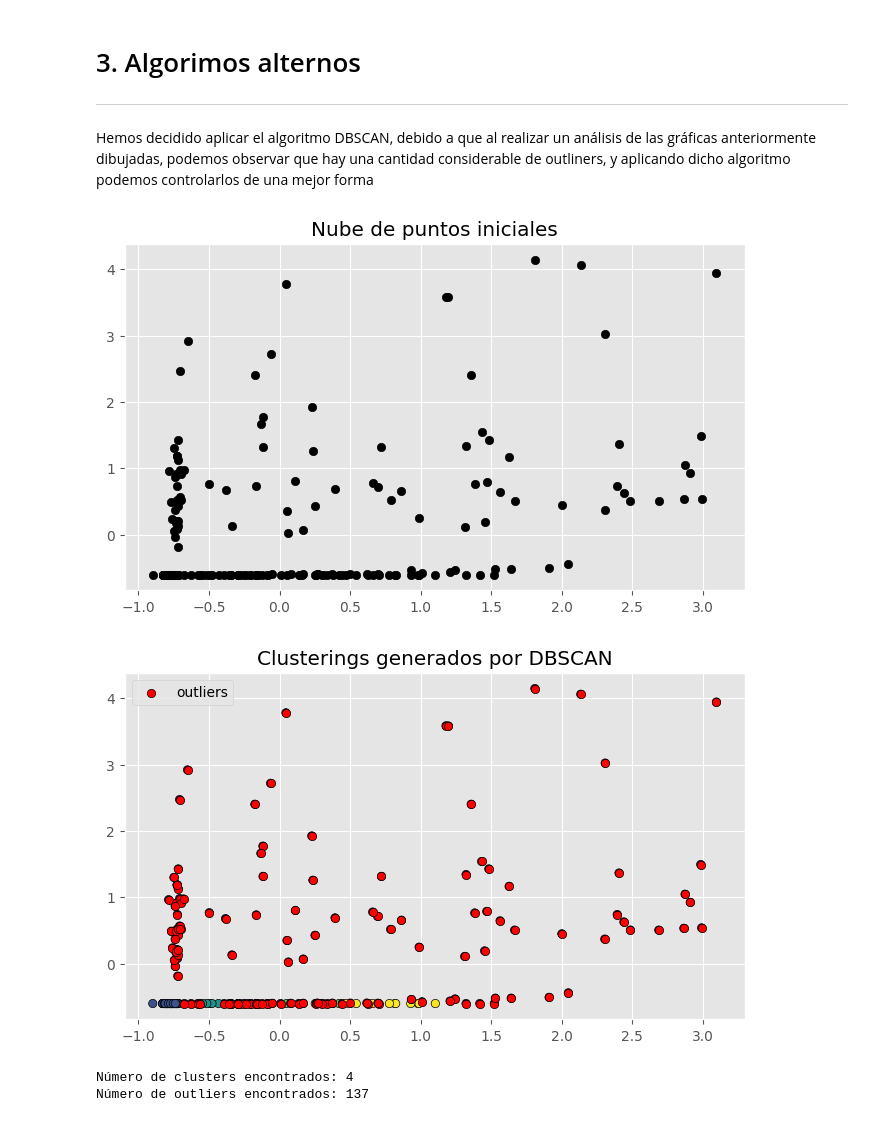
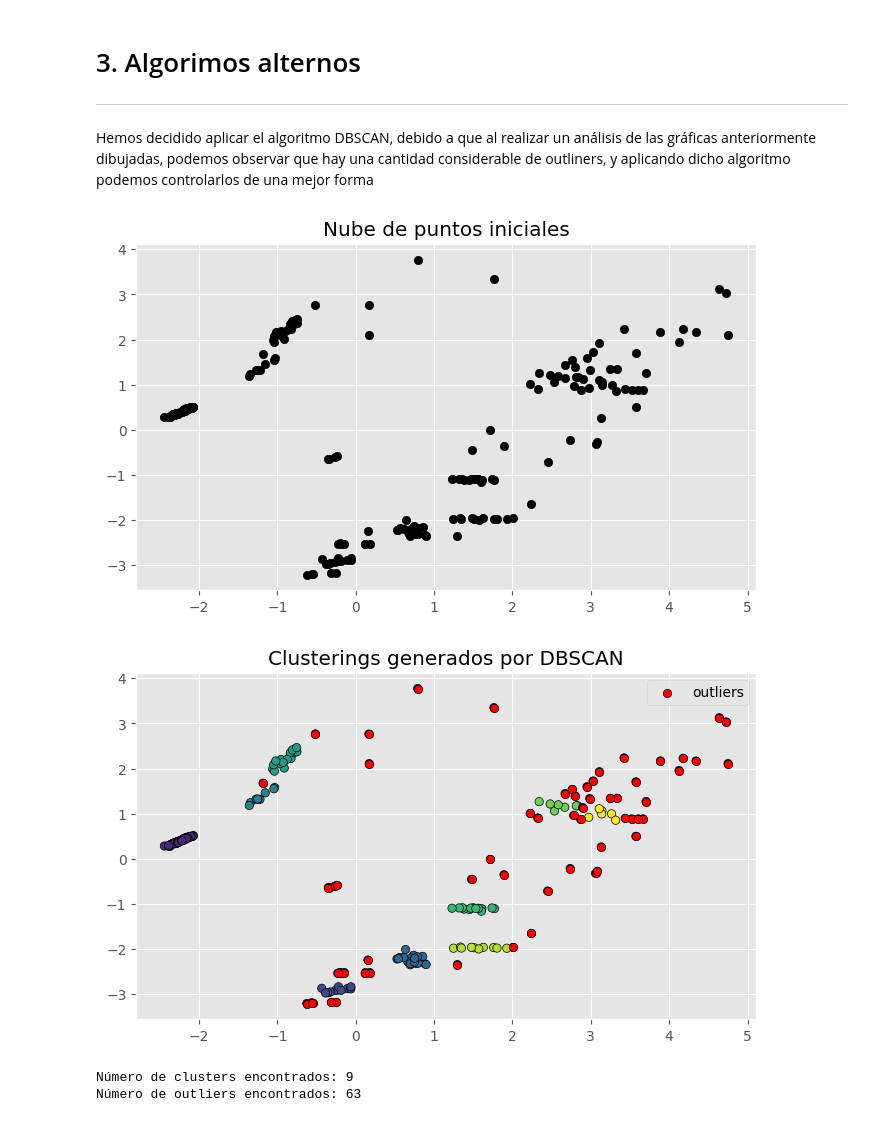
Before and after one commit to V1centeB/Aprendizaje_Automatico-P2-G1, a Jupyter notebook: model.ipynb, the cells around one changed output. Saved outputs shown, nothing was run; the diff lists cells and outputs as text; code cells hidden in the pictures.

```diff
--- a/model.ipynb
+++ b/model.ipynb
@@ -442,15 +445,15 @@ from sklearn.cluster import DBSCAN
 fig, ax = plt.subplots(1, 1, figsize=(8, 4.5))
 
 ax.scatter(
-    x = X_onehot_scaled[:, 0],
-    y = X_onehot_scaled[:, 1],
+    x = X_pca_onehot_scaled[:, 0],
+    y = X_pca_onehot_scaled[:, 1],
     c = 'black',
     marker    = 'o',
     edgecolor = 'black'
 )
 ax.set_title('Nube de puntos iniciales');
 # %% [output]
-[figure, old version]
+[figure, new version]
 # %%
 # Modelo
 # ==============================================================================
@@ -460,38 +463,38 @@ modelo_dbscan = DBSCAN(
     metric       = 'euclidean',
 )
 
-X=X_onehot_scaled
+X = X_pca_onehot_scaled
 
 modelo_dbscan.fit(X)
 
 # Clasificación
 # ==============================================================================
 labels = modelo_dbscan.labels_
 
 fig, ax = plt.subplots(1, 1, figsize=(8, 4.5))
 
 ax.scatter(
     x = X[:, 0],
     y = X[:, 1],
     c = labels,
     marker    = 'o',
     edgecolor = 'black'
 )
 
 # Los outliers se identifican con el label -1
 ax.scatter(
     x = X[labels == -1, 0],
     y = X[labels == -1, 1],
     c = 'red',
     marker    = 'o',
     edgecolor = 'black',
     label = 'outliers'
 )
 
 ax.legend()
 ax.set_title('Clusterings generados por DBSCAN');
 # %% [output]
-[figure, old version]
+[figure, new version]
 # %%
 # Número de clusters y observaciones "outliers"
 # ==============================================================================
@@ -501,5 +504,5 @@ n_noise    = list(labels).count(-1)
 print(f'Número de clusters encontrados: {n_clusters}')
 print(f'Número de outliers encontrados: {n_noise}')
 # %% [output]
-Número de clusters encontrados: 4
-Número de outliers encontrados: 137
+Número de clusters encontrados: 9
+Número de outliers encontrados: 63
```
Also changed, not shown: parts of 2 cells of this notebook.
